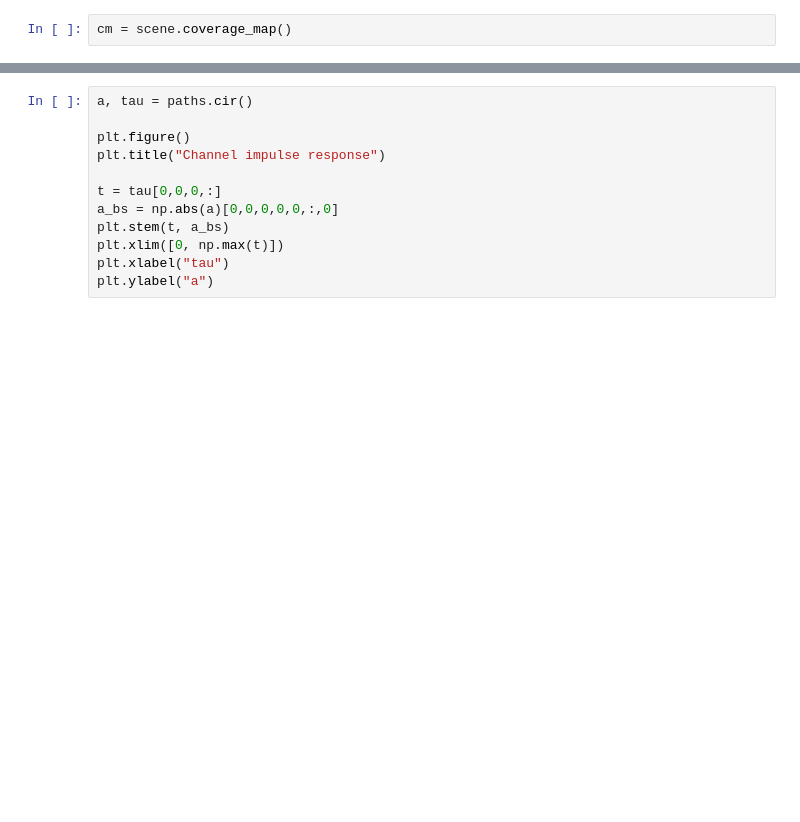
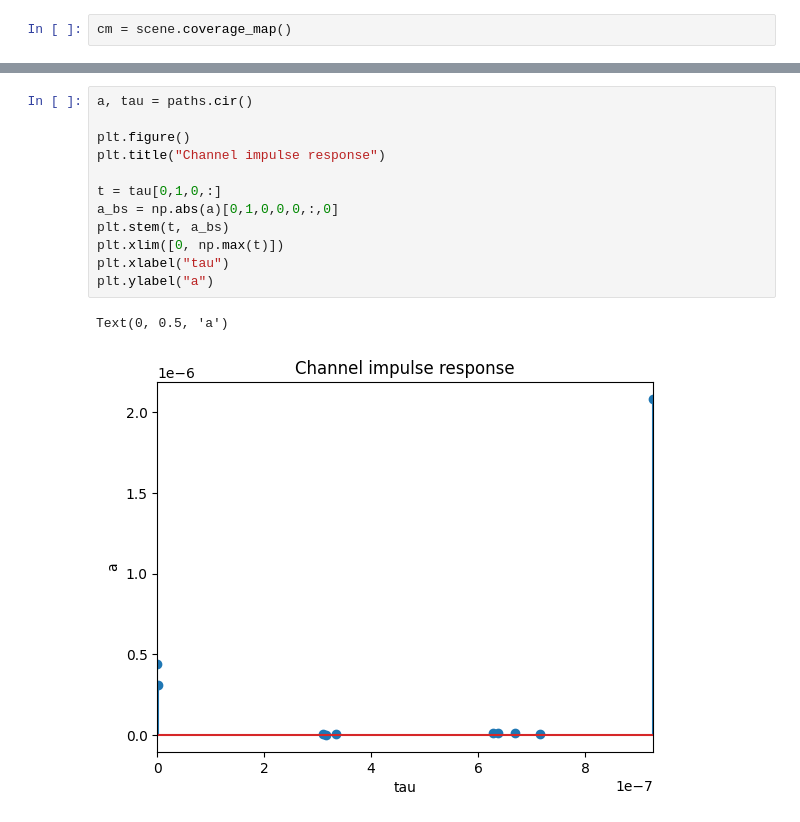
Before and after one commit to abrxao/treinamento_sionna, a Jupyter notebook: sionnart.ipynb, the cells around one changed output, grey strips where cells are left out. Cells and saved outputs as stored; diff of their text form; blank space fills up the shorter version.

```diff
--- a/sionnart.ipynb
+++ b/sionnart.ipynb
@@ -57,14 +62,17 @@ scene.preview(paths=paths)
 # %%
 a, tau = paths.cir()
 
 plt.figure()
 plt.title("Channel impulse response")
 
-t = tau[0,0,0,:]
-a_bs = np.abs(a)[0,0,0,0,0,:,0]
+t = tau[0,1,0,:]
+a_bs = np.abs(a)[0,1,0,0,0,:,0]
 plt.stem(t, a_bs)
 plt.xlim([0, np.max(t)])
 plt.xlabel("tau")
 plt.ylabel("a")
+# %% [output]
+Text(0, 0.5, 'a')
+[figure, added]
 # %%
 frequencies = subcarrier_frequencies(216*12, 15e3)
```
Also changed, not shown: parts of 5 cells of this notebook, 2 other files.
